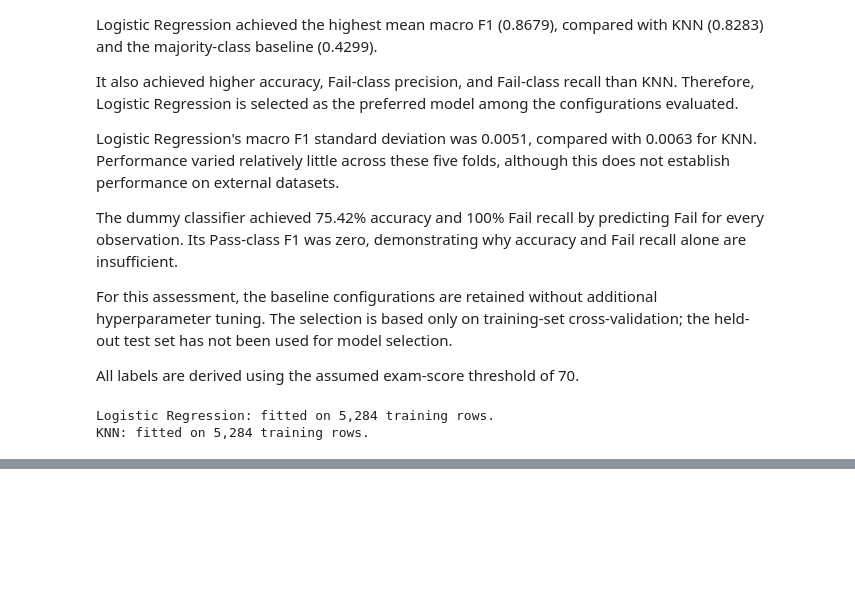
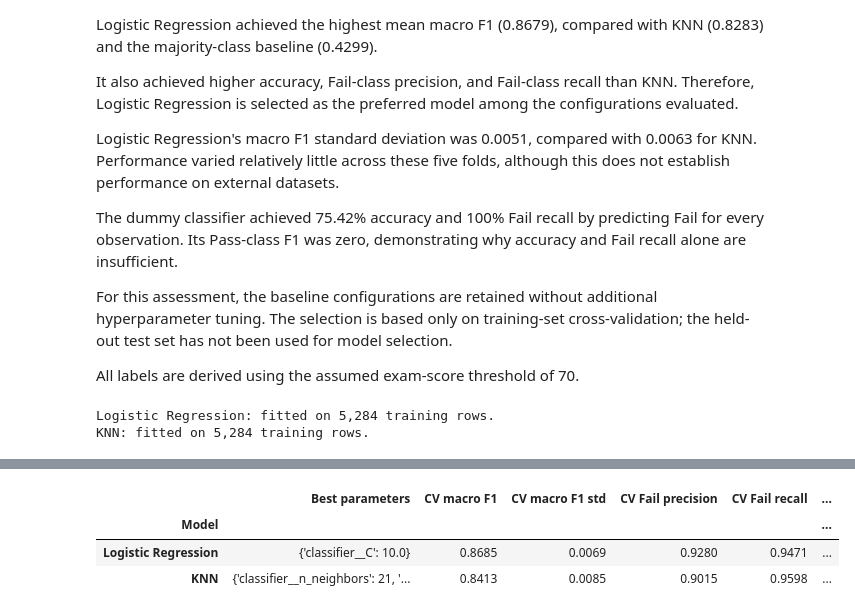
Before and after one commit to RariRaj/student-performance-prediction, a Jupyter notebook: notebooks/analysis.ipynb, the cells around one changed output, grey strips where cells are left out. Drawn from its saved outputs; the diff is of its cells as text; code cells hidden in the pictures; blank space fills up the shorter version.

Commit message:
Add EDA, cross-validation and hyperparameter tuning

```diff
--- a/notebooks/analysis.ipynb
+++ b/notebooks/analysis.ipynb
@@ -1401,0 +1418,13 @@ KNN: fitted on 5,284 training rows.
+# %%
+from sklearn.base import clone
+from sklearn.model_selection import GridSearchCV
+
+parameter_grids = {
+    "Logistic Regression": {
+        "classifier__C": [0.01, 0.1, 1.0, 10.0, 100.0],
+    },
+    "KNN": {
+        "classifier__n_neighbors": [3, 5, 7, 9, 15, 21],
+        "classifier__weights": ["uniform", "distance"],
+    },
+}
@@ -1401,0 +1481,33 @@ KNN: fitted on 5,284 training rows.
+# %%
+tuning_summary = (
+    pd.DataFrame(tuning_rows)
+    .set_index("Model")
+    .sort_values("CV macro F1", ascending=False)
+)
+
+tuning_summary["Baseline CV macro F1"] = cv_summary["macro_f1_mean"]
+
+tuning_summary["CV improvement"] = (
+    tuning_summary["CV macro F1"]
+    - tuning_summary["Baseline CV macro F1"]
+)
+
+display(tuning_summary.round(4))
+
+REPORTS_DIR = PROJECT_ROOT / "reports"
+REPORTS_DIR.mkdir(parents=True, exist_ok=True)
+
+tuning_summary.to_csv(REPORTS_DIR / "tuning_summary.csv")
+
+for name, search in tuning_searches.items():
+    filename = name.lower().replace(" ", "_")
+
+    pd.DataFrame(search.cv_results_).to_csv(
+        REPORTS_DIR / f"{filename}_grid_search.csv",
+        index=False,
+    )
+# %% [output]
+|  | Best parameters | CV macro F1 | CV macro F1 std | CV Fail precision | CV Fail recall | ... |
+| Model |  |  |  |  |  | ... |
+| Logistic Regression | {'classifier__C': 10.0} | 0.8685 | 0.0069 | 0.9280 | 0.9471 | ... |
+| KNN | {'classifier__n_neighbors': 21, '... | 0.8413 | 0.0085 | 0.9015 | 0.9598 | ... |
```
Also changed, not shown: parts of 4 cells of this notebook, 13 other files.
